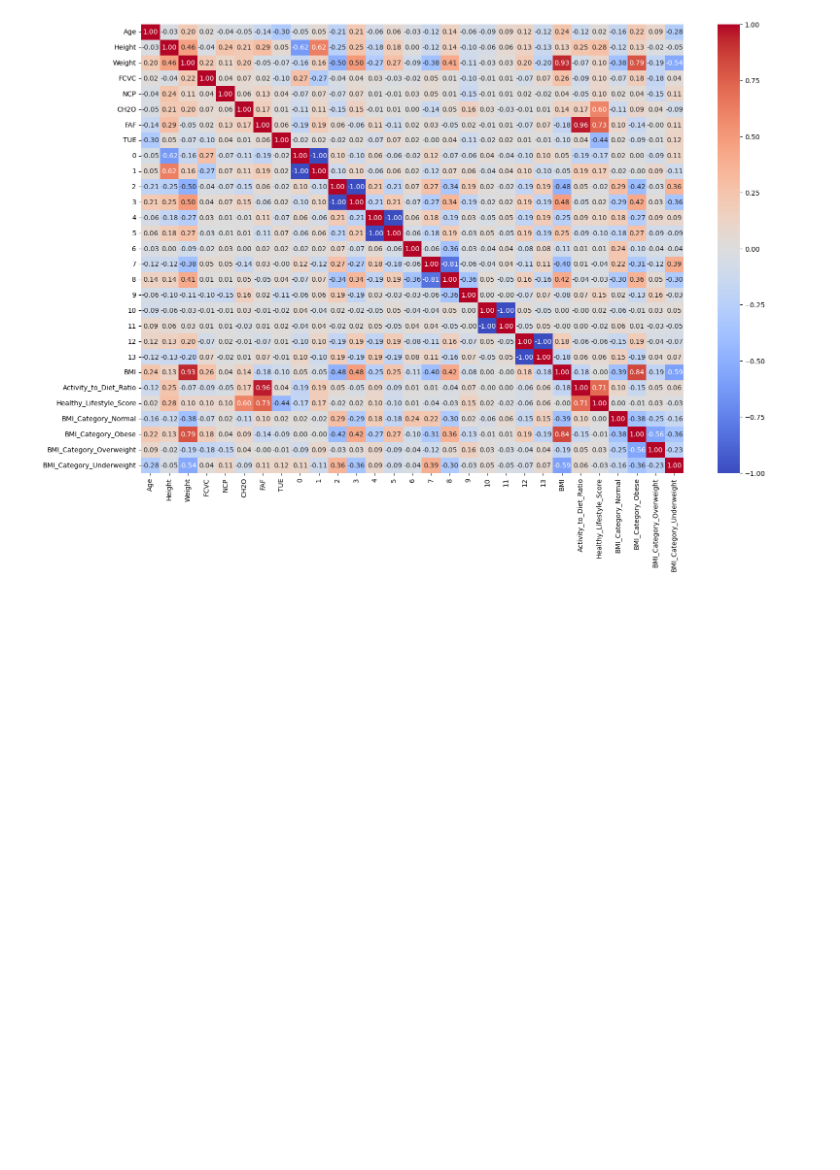
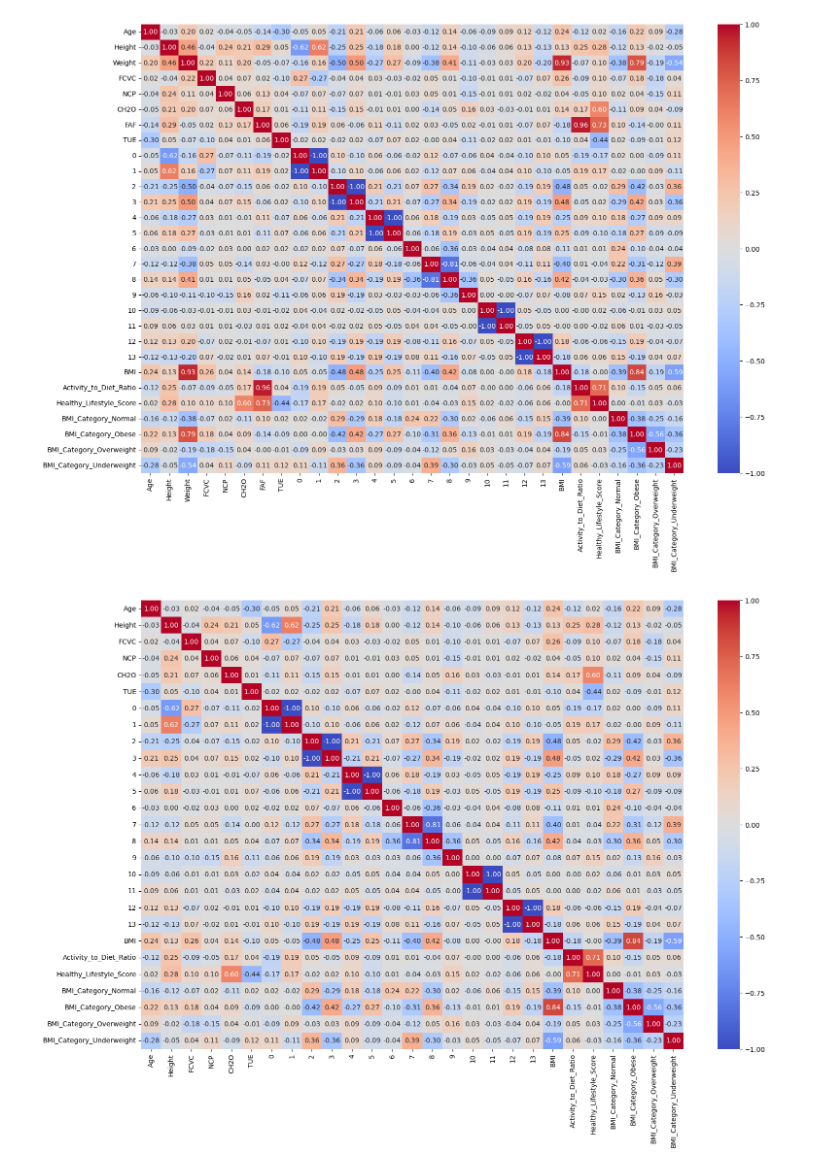
Before and after one commit to Rohanpatel512/Obesity-Levels-Prediction, a Jupyter notebook: obesity_level_prediction.ipynb, the cells around one changed output. Saved outputs shown, nothing was run; the diff lists cells and outputs as text; code cells hidden in the pictures; blank space fills up the shorter version.

Commit message:
Removed weight and FAF due to high correlation with BMI and activity_to_diet_ratio
-Dropped weight due to its high correlation (0.93) with BMI, which already captures the necessary information.
-Dropped FAF due to its high correlation (0.96) with activity_to_diet_ratio.
-This change simplifies the feature set and helps prevent multicollinearity issues in the model.

```diff
--- a/obesity_level_prediction.ipynb
+++ b/obesity_level_prediction.ipynb
@@ -130,3 +130,20 @@ sns.heatmap(corr_matrix, annot=True, fmt='.2f', cmap='coolwarm')
 plt.show()
 # %% [output]
 [figure]
+# %%
+#Dropping weight and faf because they are redundant have a very high correlation with BMI and Activity_to_diet_ratio.
+X = X.drop(['Weight', 'FAF'], axis=1)
+# %%
+import seaborn as sns
+import matplotlib.pyplot as plt
+
+numeric_X = X.select_dtypes(include=[np.number])
+
+#Compute correlation matrix
+corr_matrix = numeric_X.corr()
+
+plt.figure(figsize=(18, 12))
+sns.heatmap(corr_matrix, annot=True, fmt='.2f', cmap='coolwarm')
+plt.show()
+# %% [output]
+[figure, added]
```
